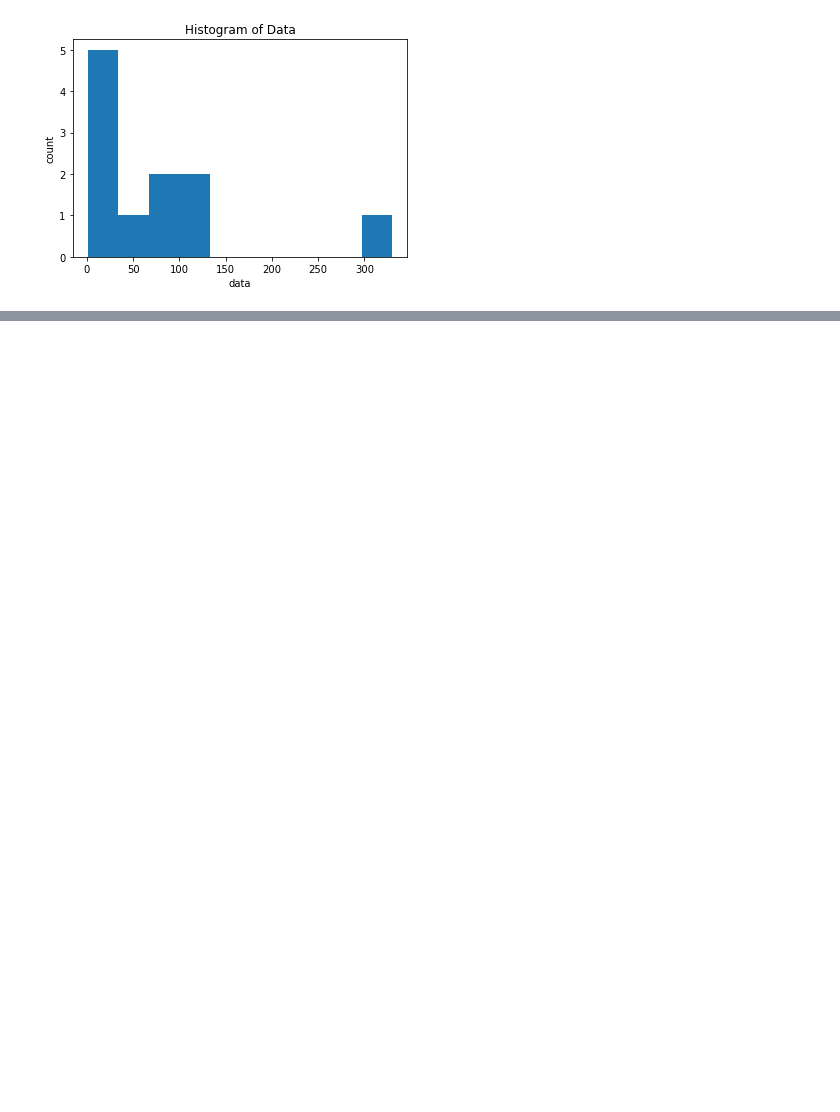
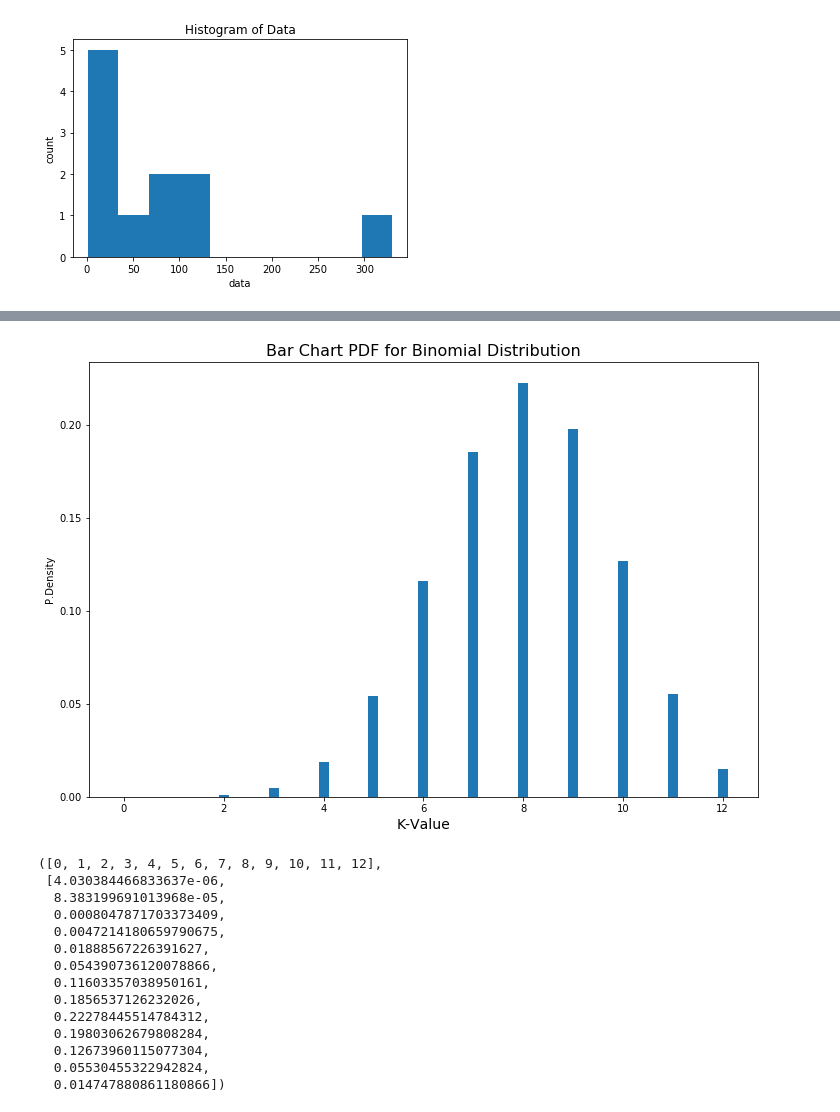
Before and after one commit to Lawrence-Krukrubo/distribushunz, a Jupyter notebook: envpy30/practice_distributions.ipynb, the cells around one changed output, grey strips where cells are left out. Saved outputs shown, nothing was run; the diff lists cells and outputs as text; code cells hidden in the pictures; blank space fills up the shorter version.

```diff
--- a/envpy30/practice_distributions.ipynb
+++ b/envpy30/practice_distributions.ipynb
@@ -83,0 +156,18 @@ g_one.plot_histogram_pdf()
+# %%
+b1.plot_bar_pdf()
+# %% [output]
+[figure, added]
+([0, 1, 2, 3, 4, 5, 6, 7, 8, 9, 10, 11, 12],
+ [4.030384466833637e-06,
+  8.383199691013968e-05,
+  0.0008047871703373409,
+  0.0047214180659790675,
+  0.01888567226391627,
+  0.054390736120078866,
+  0.11603357038950161,
+  0.1856537126232026,
+  0.22278445514784312,
+  0.19803062679808284,
+  0.12673960115077304,
+  0.05530455322942824,
+  0.014747880861180866])
```
Also changed, not shown: parts of 21 cells of this notebook, 14 other files.
